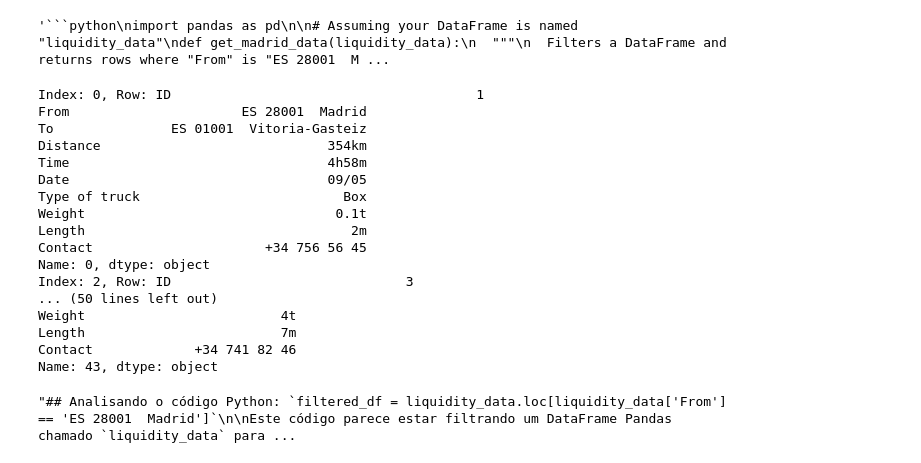
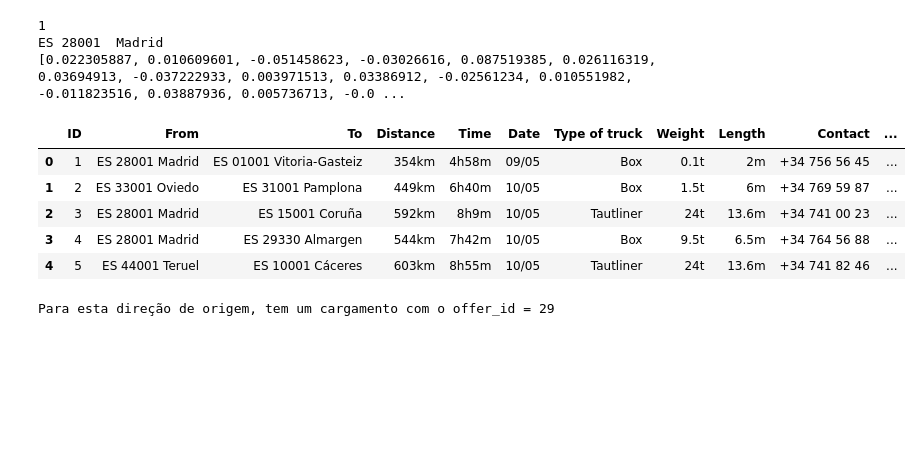
Before and after one commit to oiueei/marketplace_ai, a Jupyter notebook: marketplace_ai.ipynb, the cells around one changed output. Saved outputs shown, nothing was run; the diff lists cells and outputs as text; code cells hidden in the pictures; blank space fills up the shorter version.

Commit message:
Usando o método de "embedding"

````diff
--- a/marketplace_ai.ipynb
+++ b/marketplace_ai.ipynb
@@ -116,34 +49,39 @@ Name: 0, dtype: object
-# %%
-response = model.generate_content('Consulte o Python dataframe "liquidity_data" e retorne todas os items com "From = ES 28001  Madrid"')
-response.text
-# %% [output]
-'```python\nimport pandas as pd\n\n# Assuming your DataFrame is named "liquidity_data"\ndef get_madrid_data(liquidity_data):\n  """\n  Filters a DataFrame and returns rows where "From" is "ES 28001  M ...
-# %%
-filtered_df = liquidity_data.loc[liquidity_data['From'] == 'ES 28001  Madrid']
-
-# Iterate over the filtered DataFrame
-for index, row in filtered_df.iterrows():
-    print(f"Index: {index}, Row: {row}")
-# %% [output]
-Index: 0, Row: ID                                       1
-From                      ES 28001  Madrid
-To               ES 01001  Vitoria-Gasteiz
-Distance                             354km
-Time                                 4h58m
-Date                                 09/05
-Type of truck                          Box
-Weight                                0.1t
-Length                                  2m
-Contact                      +34 756 56 45
-Name: 0, dtype: object
-Index: 2, Row: ID                              3
-... (50 lines left out)
-Weight                         4t
-Length                         7m
-Contact             +34 741 82 46
-Name: 43, dtype: object
-# %%
-response = model.generate_content("Pode tentar algo assim: filtered_df = liquidity_data.loc[liquidity_data['From'] == 'ES 28001  Madrid']")
-response.text
-# %% [output]
-"## Analisando o código Python: `filtered_df = liquidity_data.loc[liquidity_data['From'] == 'ES 28001  Madrid']`\n\nEste código parece estar filtrando um DataFrame Pandas chamado `liquidity_data` para ...
+# %%
+#Embeddando
+model = "models/embedding-001"
+
+def embed_fn(title, text):
+  return genai.embed_content(model=model,
+                                 content=text,
+                                 title=title,
+                                 task_type="RETRIEVAL_DOCUMENT")["embedding"]
+
+
+#Testando com o primeiro item
+first_item = liquidity_data.loc[0]
+first_item_id = str(first_item['ID'])
+first_item_from = first_item['From']
+
+print(first_item_id)
+print(first_item_from)
+
+e = embed_fn(first_item_id, first_item_from)
+print(e)
+# %% [output]
+1
+ES 28001  Madrid
+[0.022305887, 0.010609601, -0.051458623, -0.03026616, 0.087519385, 0.026116319, 0.03694913, -0.037222933, 0.003971513, 0.03386912, -0.02561234, 0.010551982, -0.011823516, 0.03887936, 0.005736713, -0.0 ...
+# %%
+#Embeddando geral
+
+liquidity_data["Embeddings"] = liquidity_data.apply(lambda row: embed_fn(str(row["ID"]), row["From"]), axis=1)
+
+#Explorar data
+liquidity_data.head()
+# %% [output]
+|  | ID | From | To | Distance | Time | Date | Type of truck | Weight | Length | Contact | ... |
+| 0 | 1 | ES 28001 Madrid | ES 01001 Vitoria-Gasteiz | 354km | 4h58m | 09/05 | Box | 0.1t | 2m | +34 756 56 45 | ... |
+| 1 | 2 | ES 33001 Oviedo | ES 31001 Pamplona | 449km | 6h40m | 10/05 | Box | 1.5t | 6m | +34 769 59 87 | ... |
+| 2 | 3 | ES 28001 Madrid | ES 15001 Coruña | 592km | 8h9m | 10/05 | Tautliner | 24t | 13.6m | +34 741 00 23 | ... |
+| 3 | 4 | ES 28001 Madrid | ES 29330 Almargen | 544km | 7h42m | 10/05 | Box | 9.5t | 6.5m | +34 764 56 88 | ... |
+| 4 | 5 | ES 44001 Teruel | ES 10001 Cáceres | 603km | 8h55m | 10/05 | Tautliner | 24t | 13.6m | +34 741 82 46 | ... |
@@ -149,0 +98,7 @@ response.text
+# %%
+consulta = "Buscar uma carga desde (from) ES 28001 Madrid"
+
+offer_id = gerar_e_buscar_consulta(consulta, liquidity_data, model)
+print(f"Para esta direção de origem, tem um cargamento com o offer_id = {offer_id}")
+# %% [output]
+Para esta direção de origem, tem um cargamento com o offer_id = 29
````
Also changed, not shown: parts of 6 cells of this notebook.
